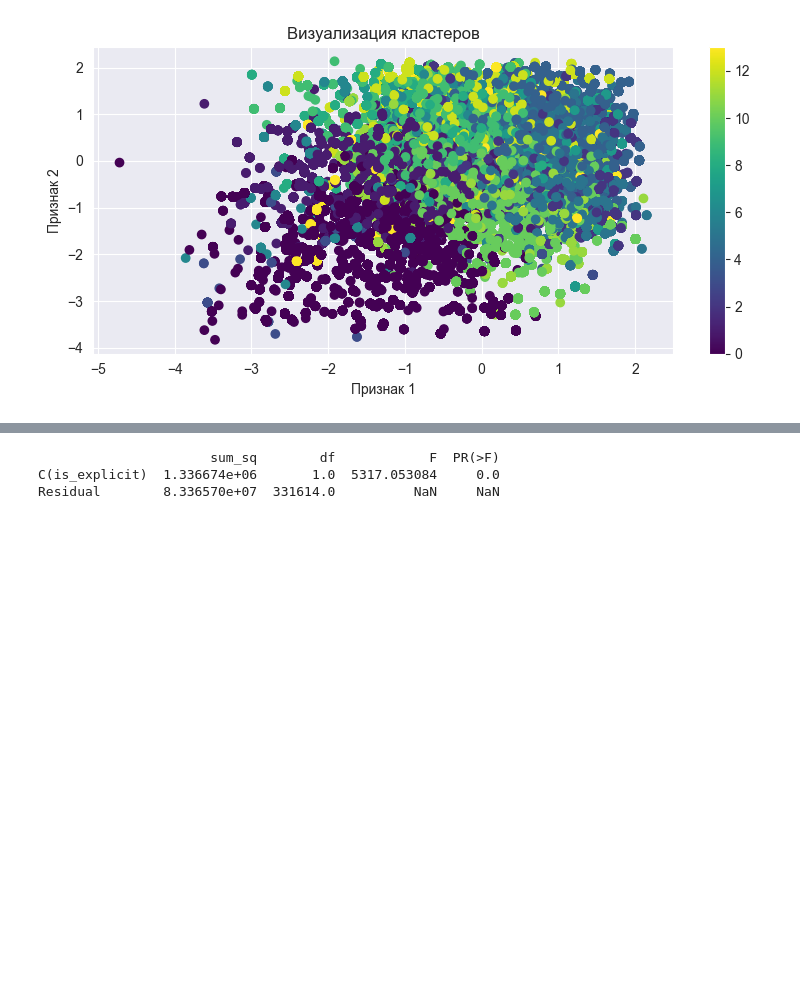
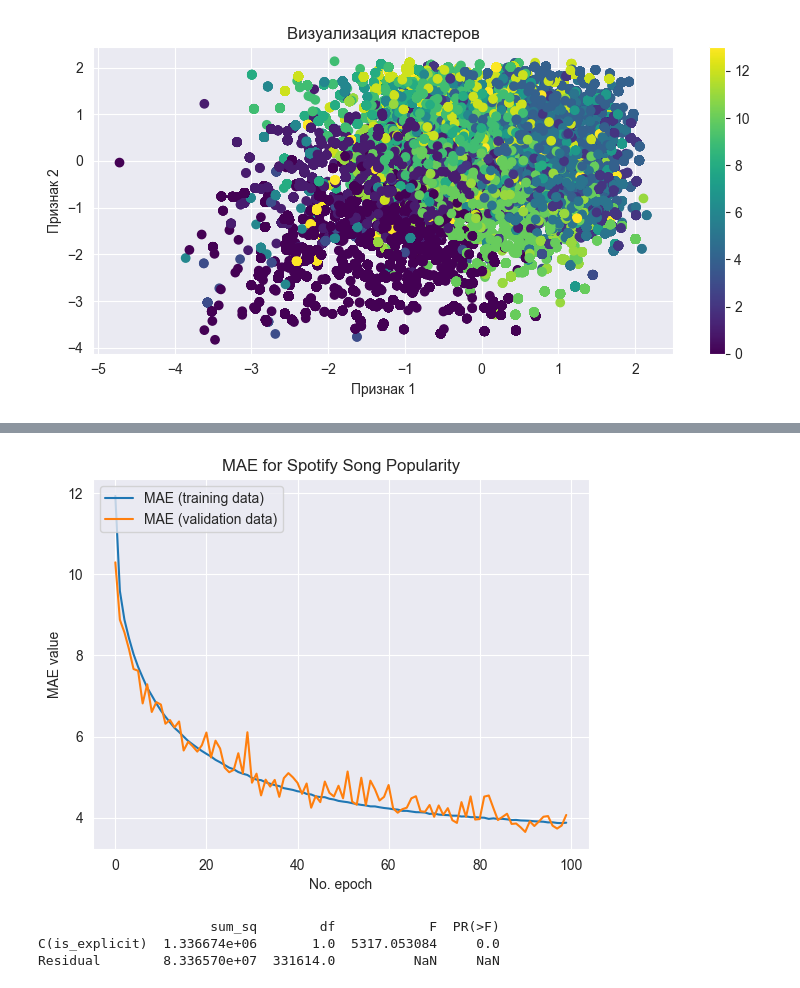
Before and after one commit to mancu1/big_data, a Jupyter notebook: own.ipynb, the cells around one changed output, grey strips where cells are left out. Cells and saved outputs as stored; diff of their text form; code cells hidden in the pictures; blank space fills up the shorter version.

Commit message:
finish big data work

```diff
--- a/own.ipynb
+++ b/own.ipynb
@@ -21,7 +21,7 @@ from pmdarima import auto_arima
 from factor_analyzer import FactorAnalyzer
 
 # Загрузка датасета
-df = pd.read_csv('spotify_top_songs.csv')
+df = pd.read_csv('../data/spotify_top_songs.csv')
 
 # 1.	Выбор совокупности основных статистических показателей функционирования объекта исследования и сбор ИСД по ним.
 
@@ -396,39 +396,40 @@ plt.show()
 # 9.	Получение уравнений регрессии, представляющих собой зависимость результативных показателей эффективности работы предприятия от влияющих на него производственно-экономических факторов (нейронная сеть (рассмотреть различные методы формирования нейронных сетей)).
 
 import tensorflow as tf
-# from tensorflow.keras.models import Sequential
-# from tensorflow.keras.layers import Dense
-# from sklearn.model_selection import train_test_split
-# from sklearn.preprocessing import StandardScaler
-#
-# # Предполагается, что df – это ваш DataFrame
-# # X - набор входных признаков, y - целевая переменная
-#
-# # Разделение данных на обучающую и тестовую выборки
-# X_train, X_test, y_train, y_test = train_test_split(X_scaled, y, test_size=0.2, random_state=42)
-#
-# model = Sequential()
-# model.add(Dense(128, input_dim=X_train.shape[1], activation='relu')) # Входной слой и первый скрытый слой
-# model.add(Dense(64, activation='relu')) # Второй скрытый слой
-# model.add(Dense(32, activation='relu')) # Третий скрытый слой
-# model.add(Dense(1, activation='linear')) # Выходной слой
-#
-# model.compile(loss='mean_squared_error', optimizer='adam', metrics=['mae', 'mse'])
-#
-# history = model.fit(X_train, y_train, epochs=100, batch_size=32, validation_split=0.1, verbose=1)
-#
-# scores = model.evaluate(X_test, y_test, verbose=0)
-# print(f"{model.metrics_names[1]}: {scores[1]}") # Mean Absolute Error
-# print(f"{model.metrics_names[2]}: {scores[2]}") # Mean Squared Error
-#
-# y_pred = model.predict(X_test)
-#
-# import matplotlib.pyplot as plt
-#
-# plt.plot(history.history['mae'], label='MAE (training data)')
-# plt.plot(history.history['val_mae'], label='MAE (validation data)')
-# plt.title('MAE for Spotify Song Popularity')
-# plt.ylabel('MAE value')
-# plt.xlabel('No. epoch')
-# plt.legend(loc="upper left")
-# plt.show()
+from tensorflow.keras.models import Sequential
+from tensorflow.keras.layers import Dense
+from sklearn.model_selection import train_test_split
+from sklearn.preprocessing import StandardScaler
+
+# Предполагается, что df – это ваш DataFrame
+# X - набор входных признаков, y - целевая переменная
+
+# Разделение данных на обучающую и тестовую выборки
+X_train, X_test, y_train, y_test = train_test_split(X_scaled, y, test_size=0.2, random_state=42)
+
+model = Sequential()
+model.add(Dense(128, input_dim=X_train.shape[1], activation='relu')) # Входной слой и первый скрытый слой
+model.add(Dense(64, activation='relu')) # Второй скрытый слой
+model.add(Dense(32, activation='relu')) # Третий скрытый слой
+model.add(Dense(1, activation='linear')) # Выходной слой
+
+model.compile(loss='mean_squared_error', optimizer='adam', metrics=['mae', 'mse'])
+
+history = model.fit(X_train, y_train, epochs=100, batch_size=32, validation_split=0.1, verbose=1)
+
+scores = model.evaluate(X_test, y_test, verbose=0)
+print(f"{model.metrics_names[1]}: {scores[1]}") # Mean Absolute Error
+print(f"{model.metrics_names[2]}: {scores[2]}") # Mean Squared Error
+
+y_pred = model.predict(X_test)
+
+import matplotlib.pyplot as plt
+
+plt.plot(history.history['mae'], label='MAE (training data)')
+plt.plot(history.history['val_mae'], label='MAE (validation data)')
+plt.title('MAE for Spotify Song Popularity')
+plt.ylabel('MAE value')
+plt.xlabel('No. epoch')
+plt.legend(loc="upper left")
+plt.show()
+# %% [output]
@@ -435,3 +453,4 @@ import tensorflow as tf
+[figure, added]
 # %%
 # 10.	Дисперсионный анализ
 
```
Also changed, not shown: parts of 4 cells of this notebook.
